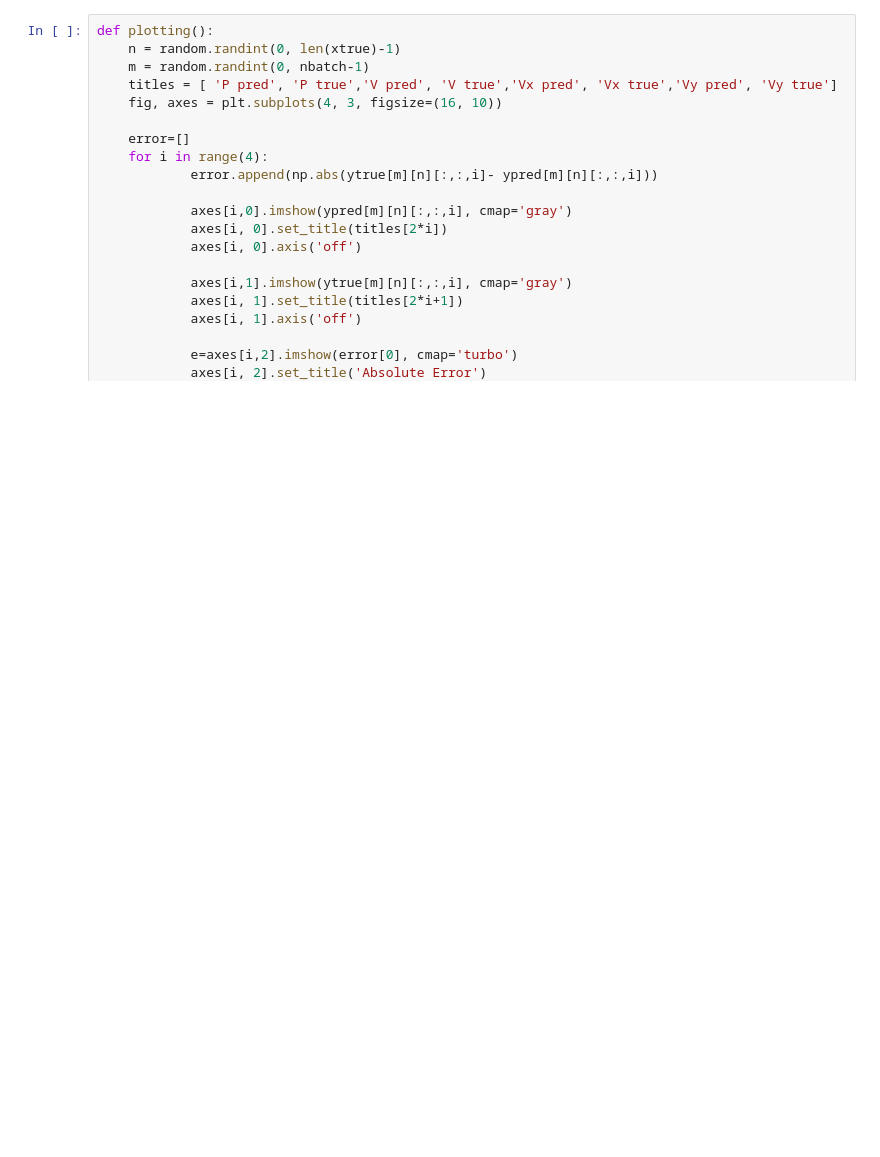
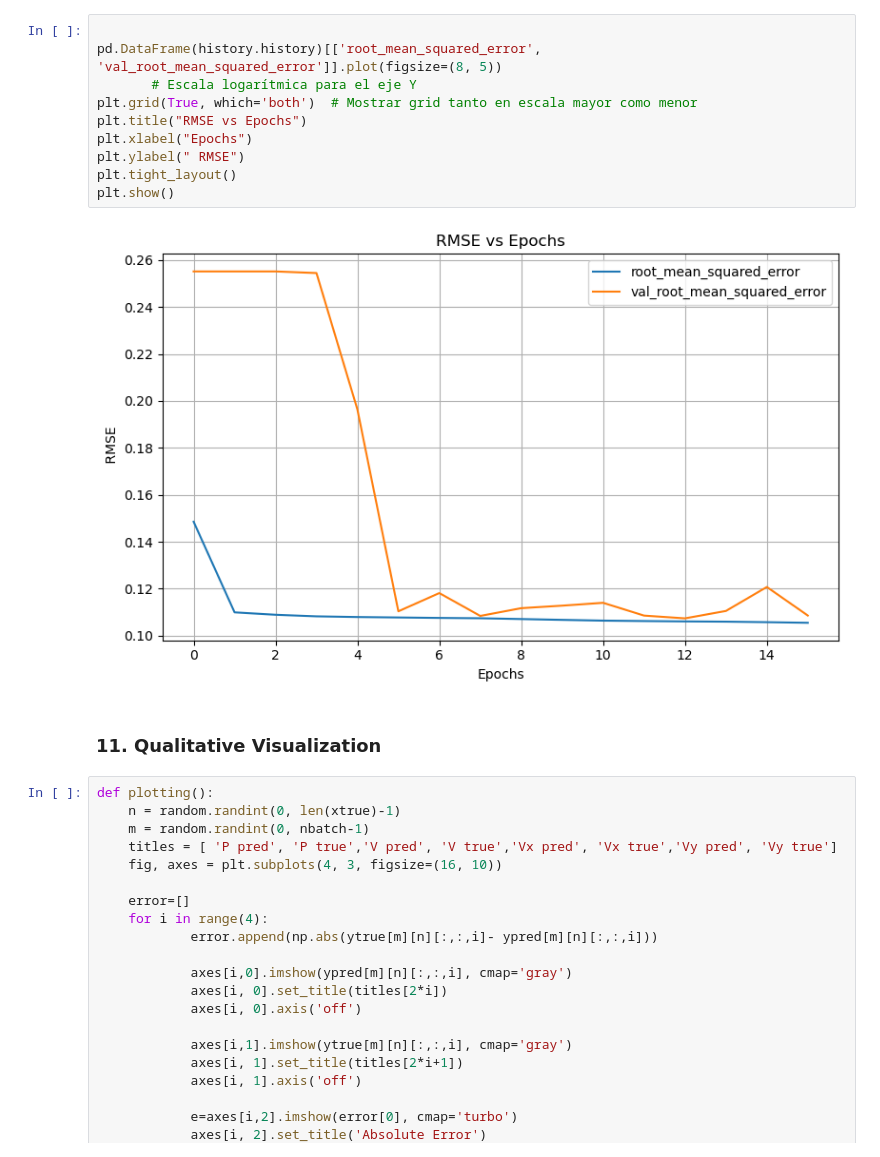
Before and after one commit to andromeda2075/predicting-flow-patterns, a Jupyter notebook: New11.ipynb, the cells around one changed output. Drawn from its saved outputs; the diff is of its cells as text; blank space fills up the shorter version.

```diff
--- a/New11.ipynb
+++ b/New11.ipynb
@@ -326,3 +424,17 @@ PREDICTING TIME IN  2.8028 seconds.
+# %%
+
+pd.DataFrame(history.history)[['root_mean_squared_error', 'val_root_mean_squared_error']].plot(figsize=(8, 5))
+       # Escala logarítmica para el eje Y
+plt.grid(True, which='both')  # Mostrar grid tanto en escala mayor como menor
+plt.title("RMSE vs Epochs")
+plt.xlabel("Epochs")
+plt.ylabel(" RMSE")
+plt.tight_layout()
+plt.show()
+# %% [output]
+[figure, added]
+# %% [markdown]
+### 11. Qualitative Visualization
 # %%
 def plotting():
     n = random.randint(0, len(xtrue)-1)
```
Also changed, not shown: parts of 34 cells of this notebook, 1 other file.
